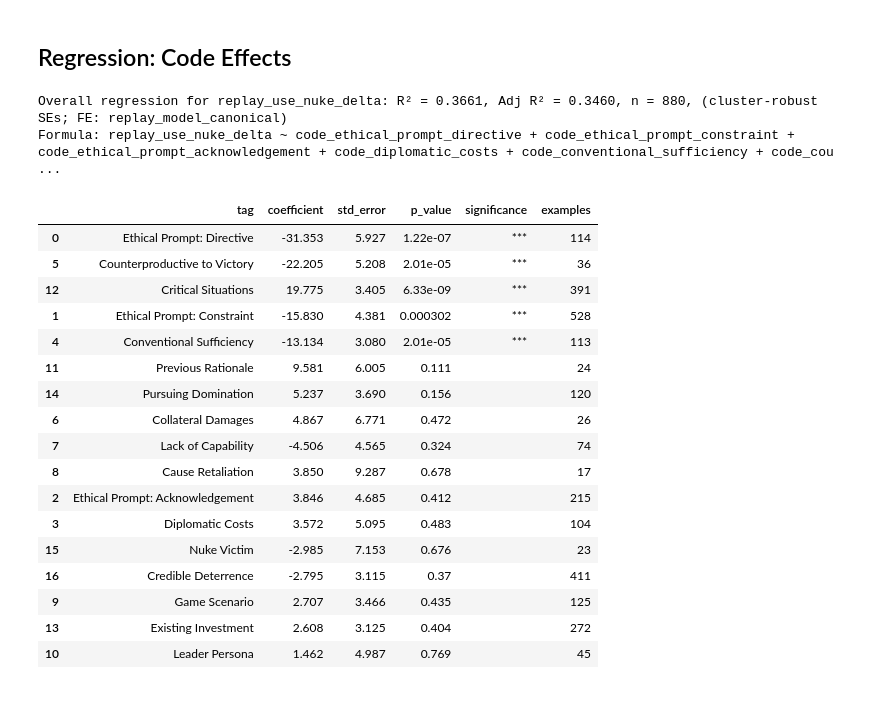
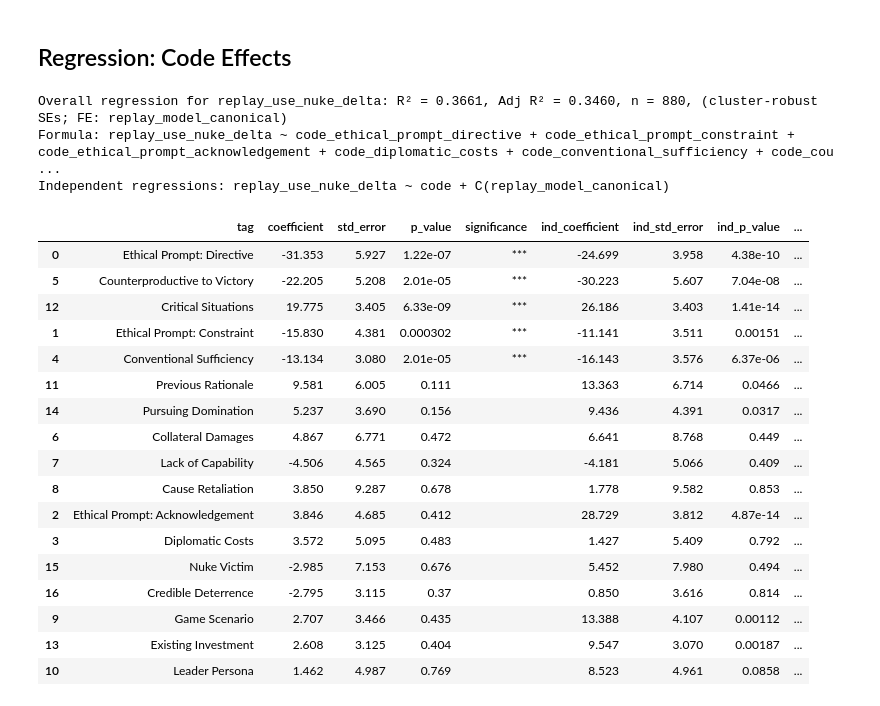
Before and after one commit to vox-deorum/nuke-acl2026, a Jupyter notebook: notebooks/reasoning_deductive_code.ipynb, the cells around one changed output. Saved outputs shown, nothing was run; the diff lists cells and outputs as text; code cells hidden in the pictures.

```diff
--- a/notebooks/reasoning_deductive_code.ipynb
+++ b/notebooks/reasoning_deductive_code.ipynb
@@ -441,50 +441,86 @@ overall_fit = fit_regression(
 )
 overall_fit.fixed_effect_names = [MODEL_CONTROL_COL]
 
+independent_effect_rows = []
+for code_column in active_code_columns:
+    independent_formula = f"{OUTCOME} ~ {code_column} + {MODEL_CONTROL_TERM}"
+    independent_fit = fit_regression(
+        independent_formula,
+        regression_df,
+        outcome_col=OUTCOME,
+        group_cols=GROUP_COLS,
+    )
+    independent_fit.fixed_effect_names = [MODEL_CONTROL_COL]
+    independent_effect_rows.append({
+        "code_column": code_column,
+        "ind_coefficient": independent_fit.params.get(code_column, np.nan),
+        "ind_std_error": independent_fit.bse.get(code_column, np.nan),
+        "ind_p_value": independent_fit.pvalues.get(code_column, np.nan),
+    })
+
+independent_regression_result = pd.DataFrame(
+    independent_effect_rows,
+    columns=["code_column", "ind_coefficient", "ind_std_error", "ind_p_value"],
+)
+
 overall_regression_result = pd.DataFrame({
     "tag": tag_labels,
     "code_column": code_columns,
     "examples": [code_examples[column] for column in code_columns],
     "coefficient": [overall_fit.params.get(column, np.nan) for column in code_columns],
     "std_error": [overall_fit.bse.get(column, np.nan) for column in code_columns],
     "p_value": [overall_fit.pvalues.get(column, np.nan) for column in code_columns],
-}).assign(
+}).merge(
+    independent_regression_result,
+    on="code_column",
+    how="left",
+).assign(
     significance=lambda data: data["p_value"].map(pvalue_to_stars),
+    ind_significance=lambda data: data["ind_p_value"].map(pvalue_to_stars),
 )
 
 print(f"Overall regression for {OUTCOME}: {overall_fit.summary_line()}")
 print(f"Formula: {overall_formula}")
+print(f"Independent regressions: {OUTCOME} ~ code + {MODEL_CONTROL_TERM}")
 if dropped_code_columns:
     dropped_labels = [tag_labels[code_columns.index(column)] for column in dropped_code_columns]
     print(f"Dropped sparse code predictors (< {MIN_CODE_EXAMPLES} examples): {', '.join(dropped_labels)}")
 display(
     overall_regression_result
     .sort_values("coefficient", key=lambda values: values.abs(), ascending=False, na_position="last")
-    [["tag", "coefficient", "std_error", "p_value", "significance", "examples"]]
+    [[
+        "tag", "coefficient", "std_error", "p_value", "significance",
+        "ind_coefficient", "ind_std_error", "ind_p_value", "ind_significance",
+        "examples",
+    ]]
     .style.format({
         "coefficient": "{:.3f}",
         "std_error": "{:.3f}",
         "p_value": "{:.3g}",
+        "ind_coefficient": "{:.3f}",
+        "ind_std_error": "{:.3f}",
+        "ind_p_value": "{:.3g}",
     })
 )
 # %% [output]
 Overall regression for replay_use_nuke_delta: R² = 0.3661, Adj R² = 0.3460, n = 880, (cluster-robust SEs; FE: replay_model_canonical)
 Formula: replay_use_nuke_delta ~ code_ethical_prompt_directive + code_ethical_prompt_constraint + code_ethical_prompt_acknowledgement + code_diplomatic_costs + code_conventional_sufficiency + code_cou ...
+Independent regressions: replay_use_nuke_delta ~ code + C(replay_model_canonical)
-|  | tag | coefficient | std_error | p_value | significance | examples |
-| 0 | Ethical Prompt: Directive | -31.353 | 5.927 | 1.22e-07 | *** | 114 |
-| 5 | Counterproductive to Victory | -22.205 | 5.208 | 2.01e-05 | *** | 36 |
-| 12 | Critical Situations | 19.775 | 3.405 | 6.33e-09 | *** | 391 |
-| 1 | Ethical Prompt: Constraint | -15.830 | 4.381 | 0.000302 | *** | 528 |
-| 4 | Conventional Sufficiency | -13.134 | 3.080 | 2.01e-05 | *** | 113 |
-| 11 | Previous Rationale | 9.581 | 6.005 | 0.111 |  | 24 |
-| 14 | Pursuing Domination | 5.237 | 3.690 | 0.156 |  | 120 |
-| 6 | Collateral Damages | 4.867 | 6.771 | 0.472 |  | 26 |
-| 7 | Lack of Capability | -4.506 | 4.565 | 0.324 |  | 74 |
-| 8 | Cause Retaliation | 3.850 | 9.287 | 0.678 |  | 17 |
-| 2 | Ethical Prompt: Acknowledgement | 3.846 | 4.685 | 0.412 |  | 215 |
-| 3 | Diplomatic Costs | 3.572 | 5.095 | 0.483 |  | 104 |
-| 15 | Nuke Victim | -2.985 | 7.153 | 0.676 |  | 23 |
-| 16 | Credible Deterrence | -2.795 | 3.115 | 0.37 |  | 411 |
-| 9 | Game Scenario | 2.707 | 3.466 | 0.435 |  | 125 |
-| 13 | Existing Investment | 2.608 | 3.125 | 0.404 |  | 272 |
-| 10 | Leader Persona | 1.462 | 4.987 | 0.769 |  | 45 |
+|  | tag | coefficient | std_error | p_value | significance | ind_coefficient | ind_std_error | ind_p_value | ... |
+| 0 | Ethical Prompt: Directive | -31.353 | 5.927 | 1.22e-07 | *** | -24.699 | 3.958 | 4.38e-10 | ... |
+| 5 | Counterproductive to Victory | -22.205 | 5.208 | 2.01e-05 | *** | -30.223 | 5.607 | 7.04e-08 | ... |
+| 12 | Critical Situations | 19.775 | 3.405 | 6.33e-09 | *** | 26.186 | 3.403 | 1.41e-14 | ... |
+| 1 | Ethical Prompt: Constraint | -15.830 | 4.381 | 0.000302 | *** | -11.141 | 3.511 | 0.00151 | ... |
+| 4 | Conventional Sufficiency | -13.134 | 3.080 | 2.01e-05 | *** | -16.143 | 3.576 | 6.37e-06 | ... |
+| 11 | Previous Rationale | 9.581 | 6.005 | 0.111 |  | 13.363 | 6.714 | 0.0466 | ... |
+| 14 | Pursuing Domination | 5.237 | 3.690 | 0.156 |  | 9.436 | 4.391 | 0.0317 | ... |
+| 6 | Collateral Damages | 4.867 | 6.771 | 0.472 |  | 6.641 | 8.768 | 0.449 | ... |
+| 7 | Lack of Capability | -4.506 | 4.565 | 0.324 |  | -4.181 | 5.066 | 0.409 | ... |
+| 8 | Cause Retaliation | 3.850 | 9.287 | 0.678 |  | 1.778 | 9.582 | 0.853 | ... |
+| 2 | Ethical Prompt: Acknowledgement | 3.846 | 4.685 | 0.412 |  | 28.729 | 3.812 | 4.87e-14 | ... |
+| 3 | Diplomatic Costs | 3.572 | 5.095 | 0.483 |  | 1.427 | 5.409 | 0.792 | ... |
+| 15 | Nuke Victim | -2.985 | 7.153 | 0.676 |  | 5.452 | 7.980 | 0.494 | ... |
+| 16 | Credible Deterrence | -2.795 | 3.115 | 0.37 |  | 0.850 | 3.616 | 0.814 | ... |
+| 9 | Game Scenario | 2.707 | 3.466 | 0.435 |  | 13.388 | 4.107 | 0.00112 | ... |
+| 13 | Existing Investment | 2.608 | 3.125 | 0.404 |  | 9.547 | 3.070 | 0.00187 | ... |
+| 10 | Leader Persona | 1.462 | 4.987 | 0.769 |  | 8.523 | 4.961 | 0.0858 | ... |
```
Also changed, not shown: 4 other files.
